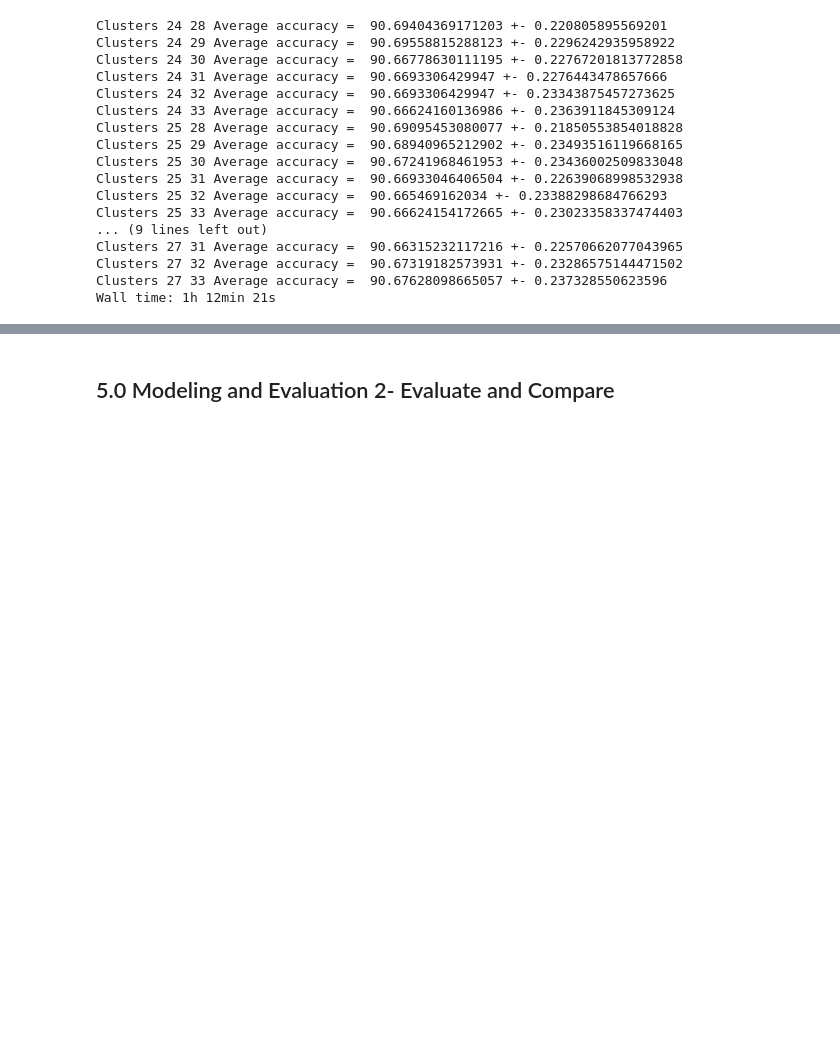
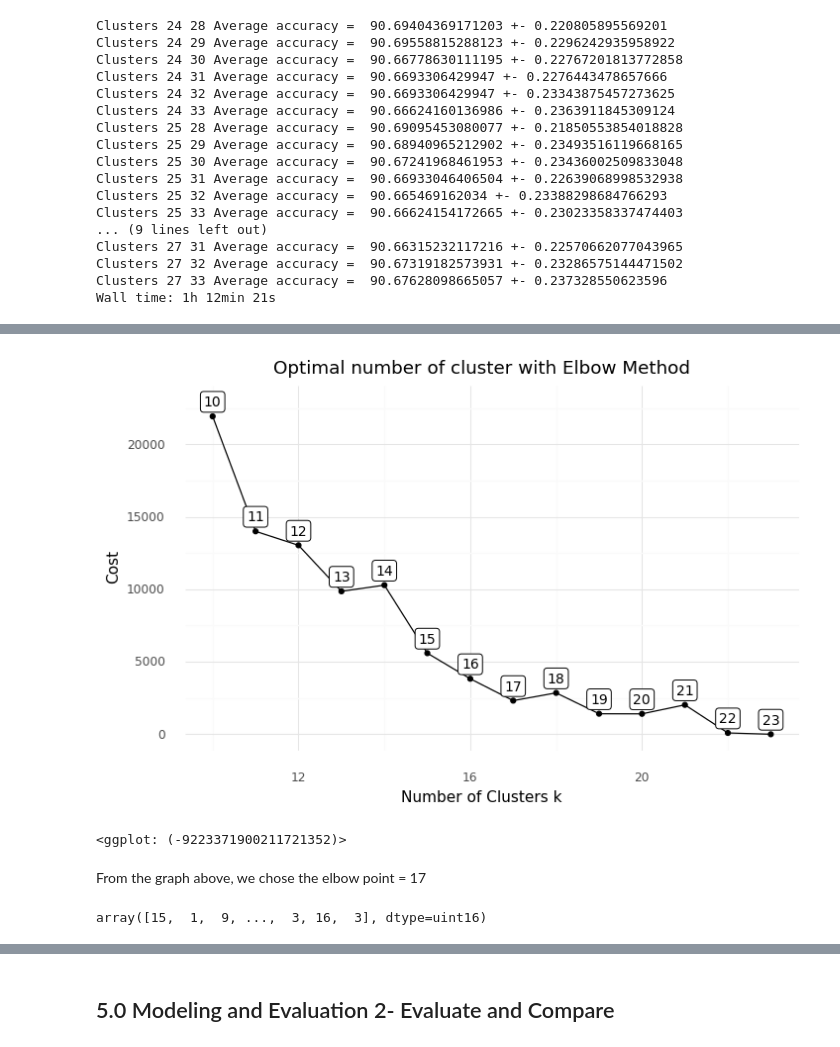
Before and after one commit to wangrenfeng0/Machine-Learning-I, a Jupyter notebook: lab3/Lab 3 Clustering Renfeng Wang.ipynb, the cells around one changed output, grey strips where cells are left out. Cells and saved outputs as stored; diff of their text form; code cells hidden in the pictures; blank space fills up the shorter version.

```diff
--- a/lab3/Lab 3 Clustering Renfeng Wang.ipynb
+++ b/lab3/Lab 3 Clustering Renfeng Wang.ipynb
@@ -529,0 +579,4 @@ When first n_cluster = 24 and second n_cluster = 29, the model yields the best r
+# %%
+# Converting the results into a dataframe and plotting them
+df_cost = pd.DataFrame({'Cluster':range(10, 24), 'Cost':cost})
+df_cost
@@ -529,0 +599,28 @@ When first n_cluster = 24 and second n_cluster = 29, the model yields the best r
+# %%
+plotnine.options.figure_size = (8, 4.8)
+(
+    ggplot(data = df_cost)+
+    geom_line(aes(x = 'Cluster',
+                  y = 'Cost'))+
+    geom_point(aes(x = 'Cluster',
+                   y = 'Cost'))+
+    geom_label(aes(x = 'Cluster',
+                   y = 'Cost',
+                   label = 'Cluster'),
+               size = 10,
+               nudge_y = 1000) +
+    labs(title = 'Optimal number of cluster with Elbow Method')+
+    xlab('Number of Clusters k')+
+    ylab('Cost')+
+    theme_minimal()
+)
+# %% [output]
+[figure, added]
+<ggplot: (-9223371900211721352)>
+# %% [markdown]
+From the graph above, we chose the elbow point = 17
+# %%
+kmodes = KModes(n_jobs = 7, n_clusters = 17, init = 'Huang', n_init=5, random_state = 5)
+kmodes.fit_predict(dfMatrix)
+# %% [output]
+array([15,  1,  9, ...,  3, 16,  3], dtype=uint16)
```
Also changed, not shown: parts of 36 cells of this notebook.
